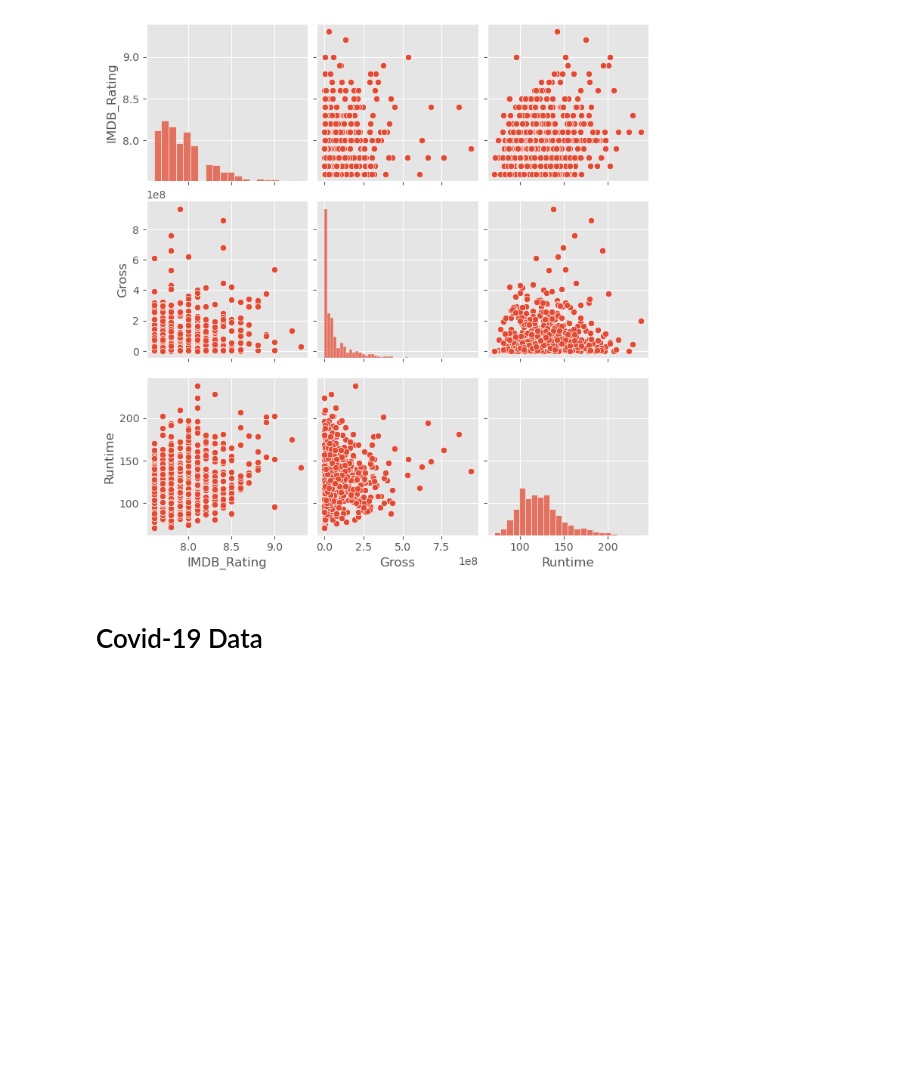
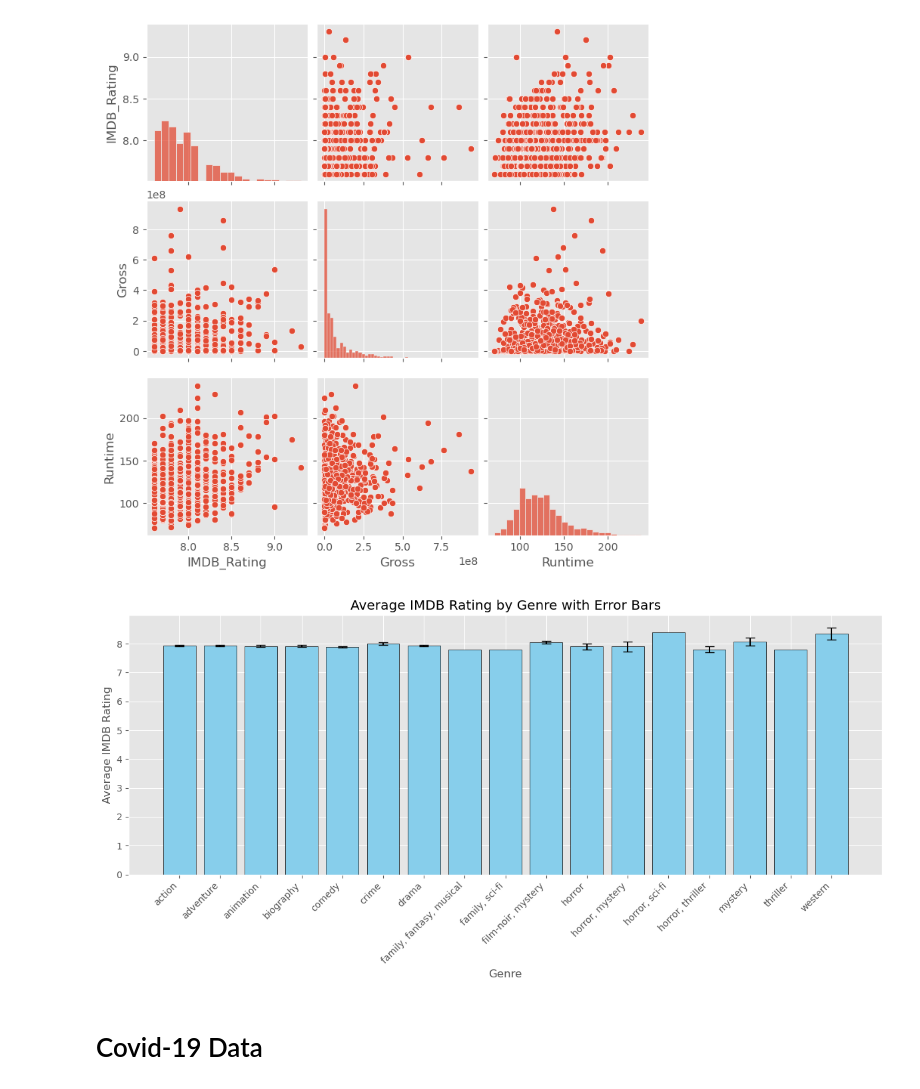
Before and after one commit to jwmathis/Project4, a Jupyter notebook: Project4.ipynb, the cells around one changed output. Cells and saved outputs as stored; diff of their text form; code cells hidden in the pictures; blank space fills up the shorter version.

```diff
--- a/Project4.ipynb
+++ b/Project4.ipynb
@@ -273,7 +273,7 @@ plt.legend();
 #### Load Dataset and clean it up
 # %%
 # Load the dataset
-movies_df = pd.read_csv("imdb_top_1000.csv")
+movies_df = pd.read_csv("CSV Files//imdb_top_1000.csv")
 
 # Add a 'Rank' column
 movies_df['Rank'] = range(1, len(movies_df) + 1)
@@ -446,6 +446,19 @@ plt.legend(loc='upper left', bbox_to_anchor=(1,1));
 sns.pairplot(movies_df[['IMDB_Rating', 'Gross', 'Runtime']]);
 # %% [output]
 [figure]
+# %%
+# Plotting the bar plot with error bars
+genre_stats = movies_df.groupby('Genre')['IMDB_Rating'].agg(['mean', 'sem']).reset_index()
+plt.figure(figsize=(12, 6))
+plt.bar(genre_stats['Genre'], genre_stats['mean'], yerr=genre_stats['sem'], capsize=5, color='skyblue', edgecolor='black')
+plt.xlabel('Genre')
+plt.ylabel('Average IMDB Rating')
+plt.title('Average IMDB Rating by Genre with Error Bars')
+plt.xticks(rotation=45, ha='right')
+plt.tight_layout()
+plt.show()
+# %% [output]
+[figure, added]
 # %% [markdown]
 # Covid-19 Data
 # %% [markdown]
```
Also changed, not shown: parts of 12 cells of this notebook, 16 other files.
